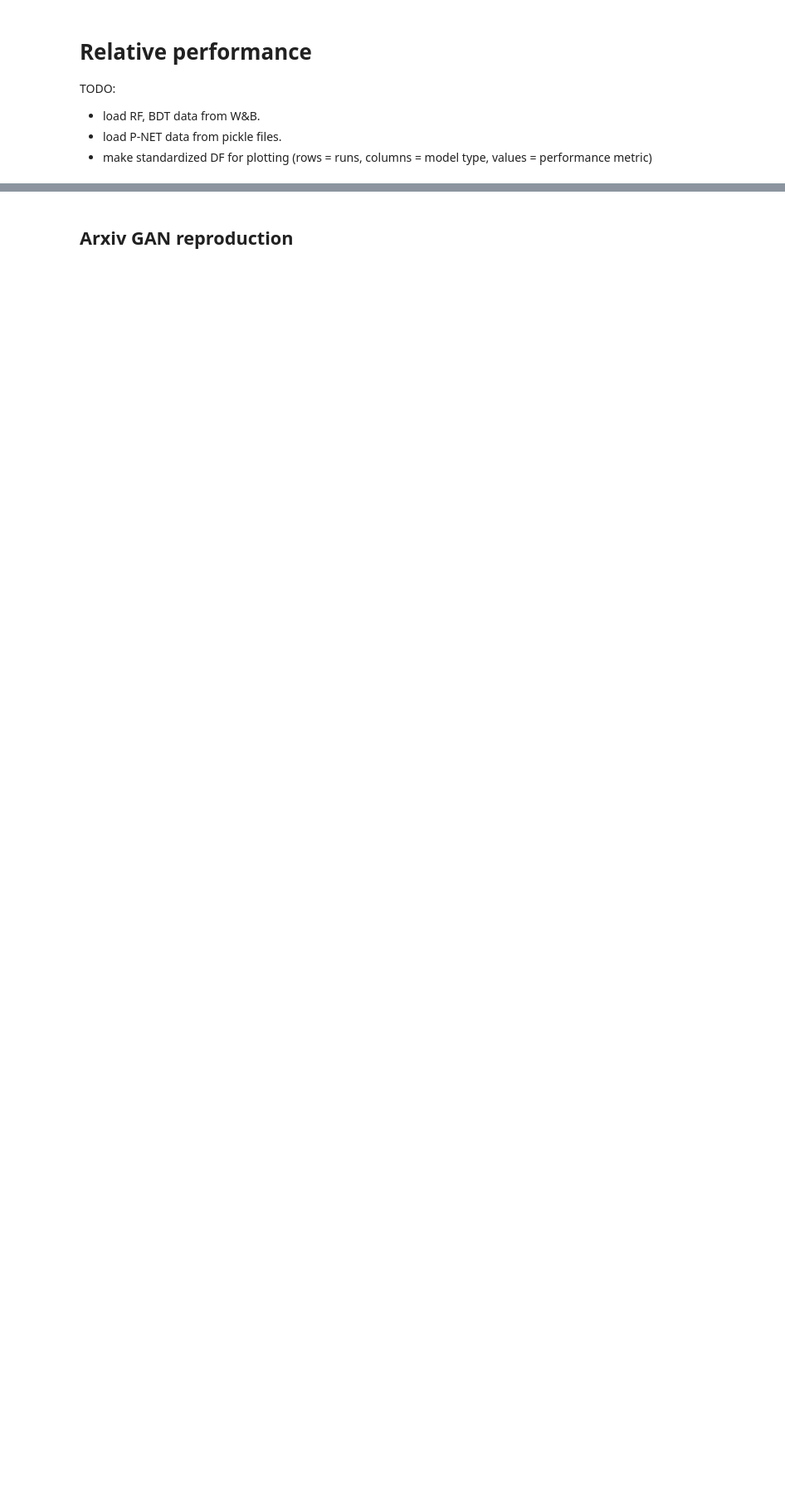
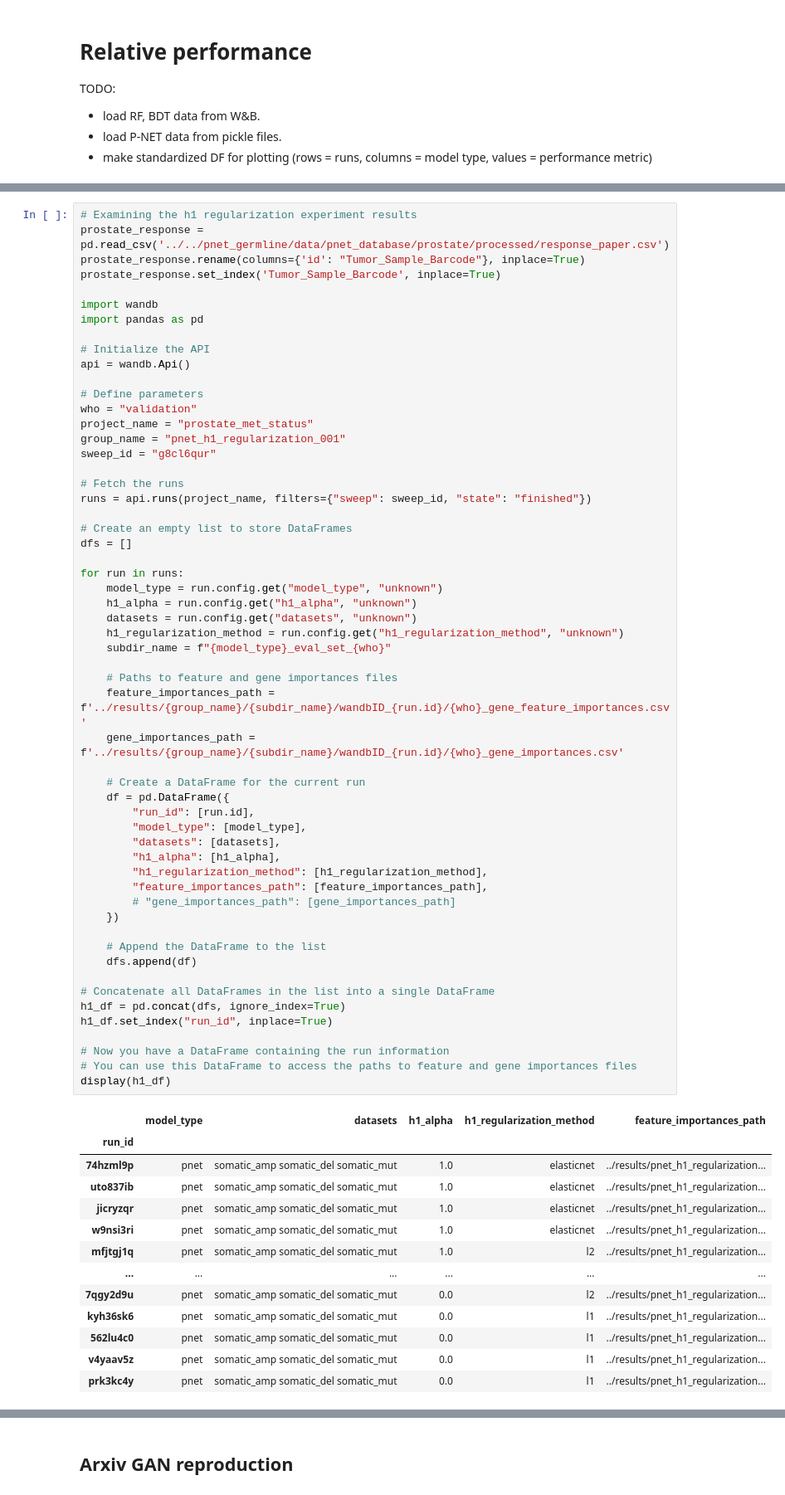
Before and after one commit to millergw/pnet, a Jupyter notebook: src/stability_and_performance_analysis.ipynb, the cells around one changed output, grey strips where cells are left out. Shown at 83% size. Cells and saved outputs as stored; diff of their text form; blank space fills up the shorter version.

```diff
--- a/src/stability_and_performance_analysis.ipynb
+++ b/src/stability_and_performance_analysis.ipynb
@@ -47,0 +368,70 @@ TODO:
+# %%
+# Examining the h1 regularization experiment results
+prostate_response = pd.read_csv('../../pnet_germline/data/pnet_database/prostate/processed/response_paper.csv')
+prostate_response.rename(columns={'id': "Tumor_Sample_Barcode"}, inplace=True)
+prostate_response.set_index('Tumor_Sample_Barcode', inplace=True)
+
+import wandb
+import pandas as pd
+
+# Initialize the API
+api = wandb.Api()
+
+# Define parameters
+who = "validation"
+project_name = "prostate_met_status"
+group_name = "pnet_h1_regularization_001"
+sweep_id = "g8cl6qur"
+
+# Fetch the runs
+runs = api.runs(project_name, filters={"sweep": sweep_id, "state": "finished"})
+
+# Create an empty list to store DataFrames
+dfs = []
+
+for run in runs:
+    model_type = run.config.get("model_type", "unknown")
+    h1_alpha = run.config.get("h1_alpha", "unknown")
+    datasets = run.config.get("datasets", "unknown")
+    h1_regularization_method = run.config.get("h1_regularization_method", "unknown")
+    subdir_name = f"{model_type}_eval_set_{who}"
+
+    # Paths to feature and gene importances files
+    feature_importances_path = f'../results/{group_name}/{subdir_name}/wandbID_{run.id}/{who}_gene_feature_importances.csv'
+    gene_importances_path = f'../results/{group_name}/{subdir_name}/wandbID_{run.id}/{who}_gene_importances.csv'
+
+    # Create a DataFrame for the current run
+    df = pd.DataFrame({
+        "run_id": [run.id],
+        "model_type": [model_type],
+        "datasets": [datasets],
+        "h1_alpha": [h1_alpha],
+        "h1_regularization_method": [h1_regularization_method],
+        "feature_importances_path": [feature_importances_path],
+        # "gene_importances_path": [gene_importances_path]
+    })
+
+    # Append the DataFrame to the list
+    dfs.append(df)
+
+# Concatenate all DataFrames in the list into a single DataFrame
+h1_df = pd.concat(dfs, ignore_index=True)
+h1_df.set_index("run_id", inplace=True)
+
+# Now you have a DataFrame containing the run information
+# You can use this DataFrame to access the paths to feature and gene importances files
+display(h1_df)
+# %% [output]
+|  | model_type | datasets | h1_alpha | h1_regularization_method | feature_importances_path |
+| run_id |  |  |  |  |  |
+| 74hzml9p | pnet | somatic_amp somatic_del somatic_mut | 1.0 | elasticnet | ../results/pnet_h1_regularization... |
+| uto837ib | pnet | somatic_amp somatic_del somatic_mut | 1.0 | elasticnet | ../results/pnet_h1_regularization... |
+| jicryzqr | pnet | somatic_amp somatic_del somatic_mut | 1.0 | elasticnet | ../results/pnet_h1_regularization... |
+| w9nsi3ri | pnet | somatic_amp somatic_del somatic_mut | 1.0 | elasticnet | ../results/pnet_h1_regularization... |
+| mfjtgj1q | pnet | somatic_amp somatic_del somatic_mut | 1.0 | l2 | ../results/pnet_h1_regularization... |
+| ... | ... | ... | ... | ... | ... |
+| 7qgy2d9u | pnet | somatic_amp somatic_del somatic_mut | 0.0 | l2 | ../results/pnet_h1_regularization... |
+| kyh36sk6 | pnet | somatic_amp somatic_del somatic_mut | 0.0 | l1 | ../results/pnet_h1_regularization... |
+| 562lu4c0 | pnet | somatic_amp somatic_del somatic_mut | 0.0 | l1 | ../results/pnet_h1_regularization... |
+| v4yaav5z | pnet | somatic_amp somatic_del somatic_mut | 0.0 | l1 | ../results/pnet_h1_regularization... |
+| prk3kc4y | pnet | somatic_amp somatic_del somatic_mut | 0.0 | l1 | ../results/pnet_h1_regularization... |
```
Also changed, not shown: parts of 30 cells of this notebook, 1 other file.
